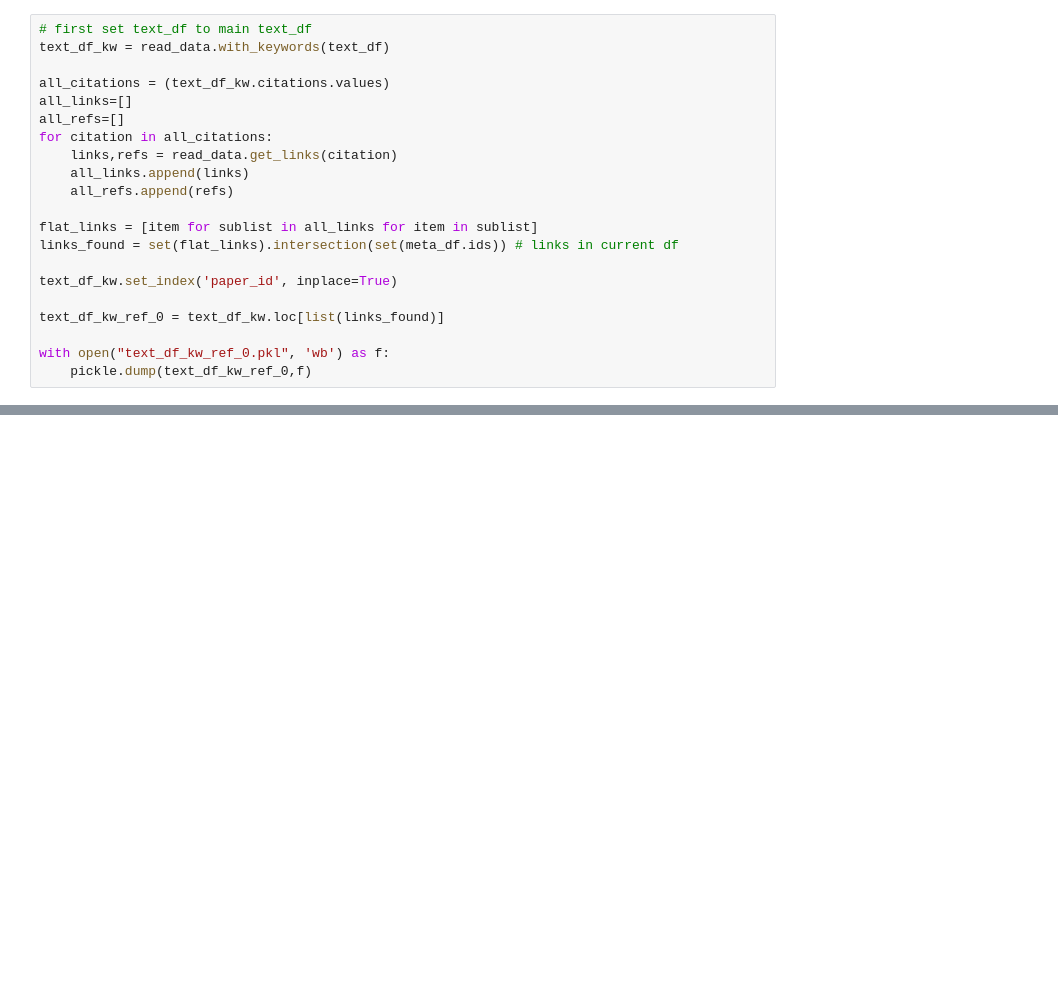
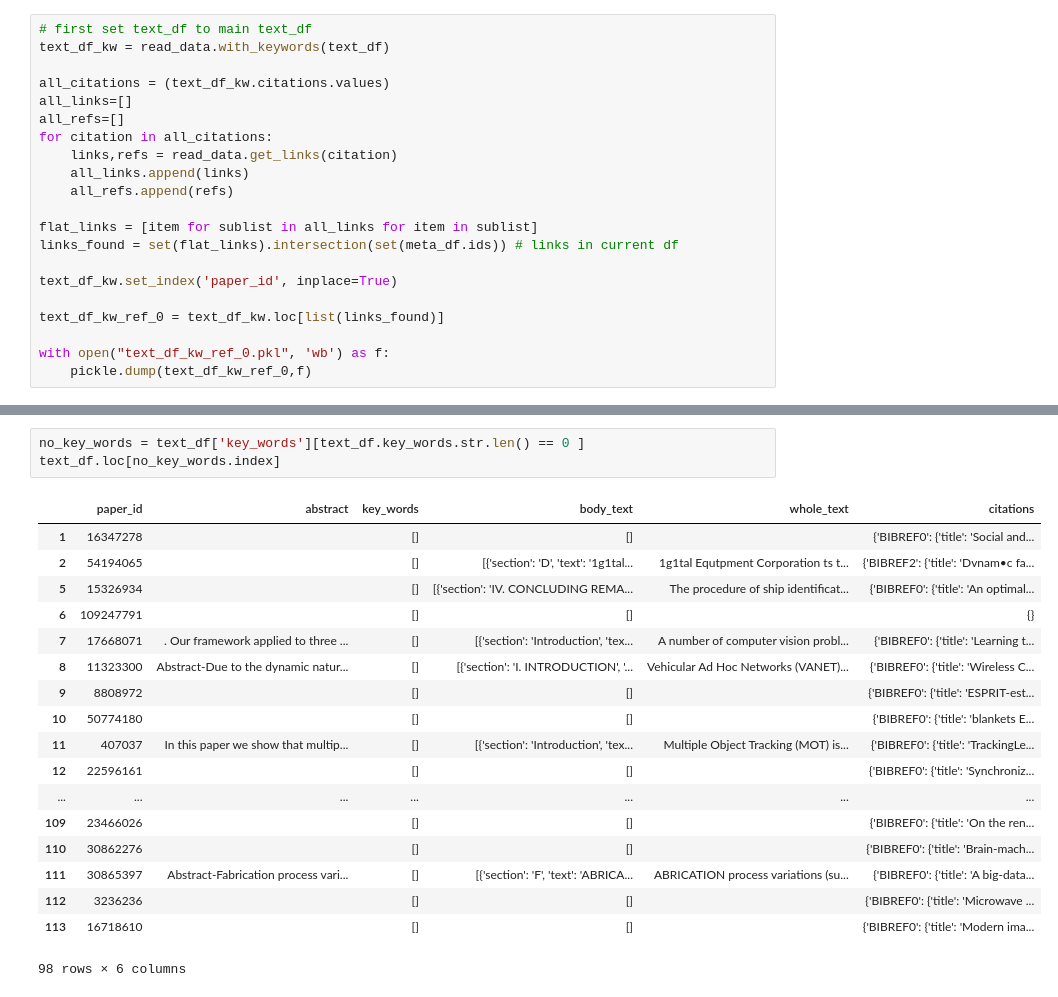
Before and after one commit to markaksen/HighResLDA, a Jupyter notebook: preprocessing.ipynb, the cells around one changed output, grey strips where cells are left out. Saved outputs shown, nothing was run; the diff lists cells and outputs as text; blank space fills up the shorter version.

```diff
--- a/preprocessing.ipynb
+++ b/preprocessing.ipynb
@@ -47,0 +108,22 @@ with open("text_df_kw_ref_0.pkl", 'wb') as f:
+# %%
+no_key_words = text_df['key_words'][text_df.key_words.str.len() == 0 ]
+text_df.loc[no_key_words.index]
+# %% [output]
+|  | paper_id | abstract | key_words | body_text | whole_text | citations |
+| 1 | 16347278 |  | [] | [] |  | {'BIBREF0': {'title': 'Social and... |
+| 2 | 54194065 |  | [] | [{'section': 'D', 'text': '1g1tal... | 1g1tal Equtpment Corporation ts t... | {'BIBREF2': {'title': 'Dvnam•c fa... |
+| 5 | 15326934 |  | [] | [{'section': 'IV. CONCLUDING REMA... | The procedure of ship identificat... | {'BIBREF0': {'title': 'An optimal... |
+| 6 | 109247791 |  | [] | [] |  | {} |
+| 7 | 17668071 | . Our framework applied to three ... | [] | [{'section': 'Introduction', 'tex... | A number of computer vision probl... | {'BIBREF0': {'title': 'Learning t... |
+| 8 | 11323300 | Abstract-Due to the dynamic natur... | [] | [{'section': 'I. INTRODUCTION', '... | Vehicular Ad Hoc Networks (VANET)... | {'BIBREF0': {'title': 'Wireless C... |
+| 9 | 8808972 |  | [] | [] |  | {'BIBREF0': {'title': 'ESPRIT-est... |
+| 10 | 50774180 |  | [] | [] |  | {'BIBREF0': {'title': 'blankets E... |
+| 11 | 407037 | In this paper we show that multip... | [] | [{'section': 'Introduction', 'tex... | Multiple Object Tracking (MOT) is... | {'BIBREF0': {'title': 'TrackingLe... |
+| 12 | 22596161 |  | [] | [] |  | {'BIBREF0': {'title': 'Synchroniz... |
+| ... | ... | ... | ... | ... | ... | ... |
+| 109 | 23466026 |  | [] | [] |  | {'BIBREF0': {'title': 'On the ren... |
+| 110 | 30862276 |  | [] | [] |  | {'BIBREF0': {'title': 'Brain-mach... |
+| 111 | 30865397 | Abstract-Fabrication process vari... | [] | [{'section': 'F', 'text': 'ABRICA... | ABRICATION process variations (su... | {'BIBREF0': {'title': 'A big-data... |
+| 112 | 3236236 |  | [] | [] |  | {'BIBREF0': {'title': 'Microwave ... |
+| 113 | 16718610 |  | [] | [] |  | {'BIBREF0': {'title': 'Modern ima... |
+98 rows × 6 columns
```
Also changed, not shown: parts of 13 cells of this notebook, 3 other files.
